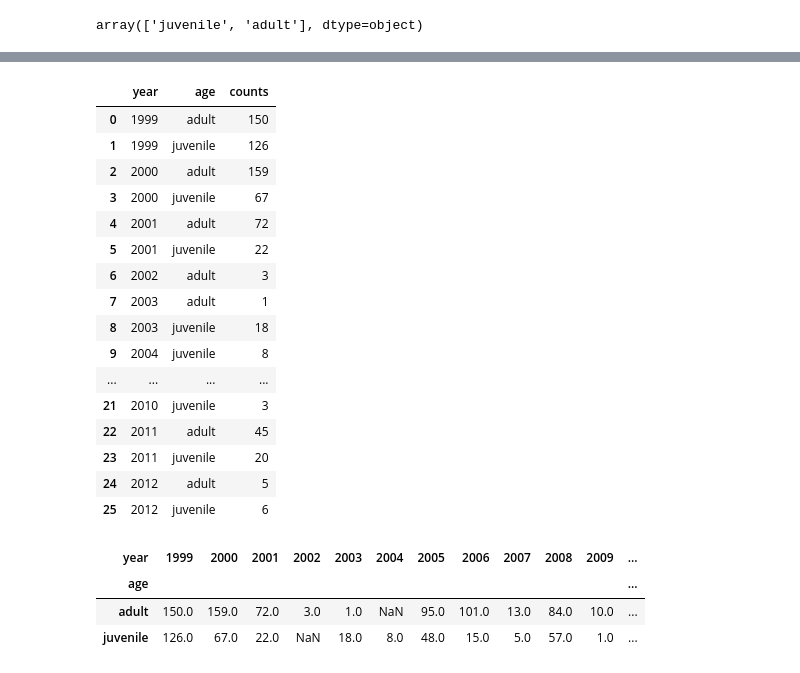
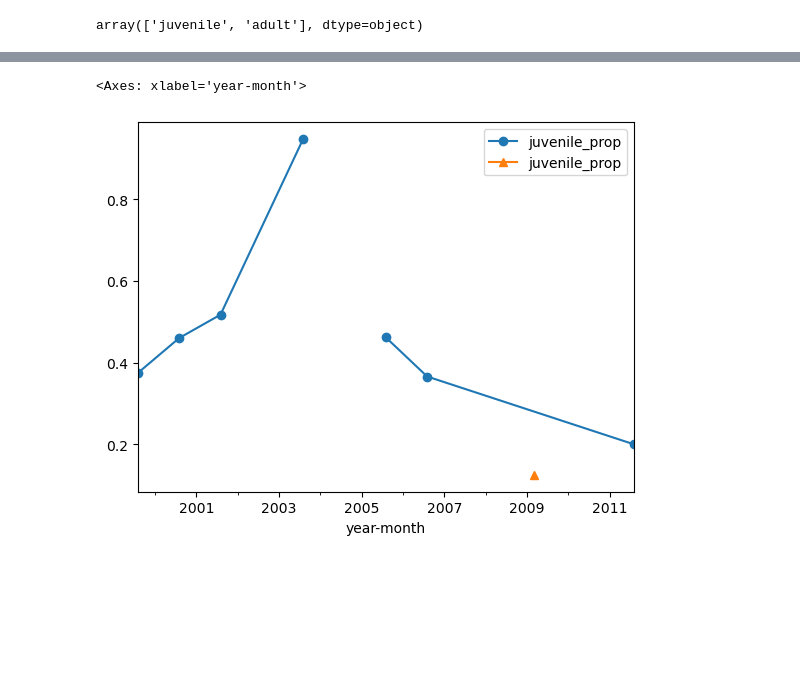
Before and after one commit to MEDS-eds-220/MEDS-eds-220-course, a Jupyter notebook: book/chapters/lesson-18-linear-regression/lesson-18-linear-regression.ipynb, the cells around one changed output, grey strips where cells are left out. Saved outputs shown, nothing was run; the diff lists cells and outputs as text; code cells hidden in the pictures; blank space fills up the shorter version.

```diff
--- a/book/chapters/lesson-18-linear-regression/lesson-18-linear-regression.ipynb
+++ b/book/chapters/lesson-18-linear-regression/lesson-18-linear-regression.ipynb
@@ -64,2 +73,3 @@ NameError: name 'np' is not defined
 # %%
-hares_ja['year'] = hares_ja.date.dt.year
+hares_ja['year-month'] = hares_ja.date.dt.to_period('M')
+hares_ja
@@ -65,0 +90,3 @@ hares_ja['year'] = hares_ja.date.dt.year
+# %%
+hares_ja = hares_ja.groupby(['year-month', 'age']).size().reset_index(name='counts')
+hares_ja
@@ -65,0 +107,3 @@ hares_ja['year'] = hares_ja.date.dt.year
+# %%
+hares_ja = hares_ja.pivot(index='year-month', columns='age', values='counts')
+hares_ja
@@ -66,30 +129,10 @@ hares_ja['year'] = hares_ja.date.dt.year
+# %%
+hares_ja['juvenile_prop'] = hares_ja['juvenile'] / (hares_ja['juvenile']+hares_ja['adult'])
 # %%
-hares_ja = hares_ja.groupby(['year', 'age']).size().reset_index(name='counts')
+fig, ax = plt.subplots()
+
+hares_ja[hares_ja.index.month == 8].plot(ax=ax, y='juvenile_prop', marker='o', linestyle='-')
+hares_ja[hares_ja.index.month == 3].plot(ax=ax, y='juvenile_prop', marker='^', linestyle='-')
+# %% [output]
+<Axes: xlabel='year-month'>
+[figure, added]
-# %%
-hares_ja
-# %% [output]
-|  | year | age | counts |
-| 0 | 1999 | adult | 150 |
-| 1 | 1999 | juvenile | 126 |
-| 2 | 2000 | adult | 159 |
-| 3 | 2000 | juvenile | 67 |
-| 4 | 2001 | adult | 72 |
-| 5 | 2001 | juvenile | 22 |
-| 6 | 2002 | adult | 3 |
-| 7 | 2003 | adult | 1 |
-| 8 | 2003 | juvenile | 18 |
-| 9 | 2004 | juvenile | 8 |
-| ... | ... | ... | ... |
-| 21 | 2010 | juvenile | 3 |
-| 22 | 2011 | adult | 45 |
-| 23 | 2011 | juvenile | 20 |
-| 24 | 2012 | adult | 5 |
-| 25 | 2012 | juvenile | 6 |
-# %%
-hares_ja = hares_ja.pivot(index='age', columns='year', values='counts')
-hares_ja
-# %% [output]
-| year | 1999 | 2000 | 2001 | 2002 | 2003 | 2004 | 2005 | 2006 | 2007 | 2008 | 2009 | ... |
-| age |  |  |  |  |  |  |  |  |  |  |  | ... |
-| adult | 150.0 | 159.0 | 72.0 | 3.0 | 1.0 | NaN | 95.0 | 101.0 | 13.0 | 84.0 | 10.0 | ... |
-| juvenile | 126.0 | 67.0 | 22.0 | NaN | 18.0 | 8.0 | 48.0 | 15.0 | 5.0 | 57.0 | 1.0 | ... |
```
Also changed, not shown: parts of 12 cells of this notebook.
